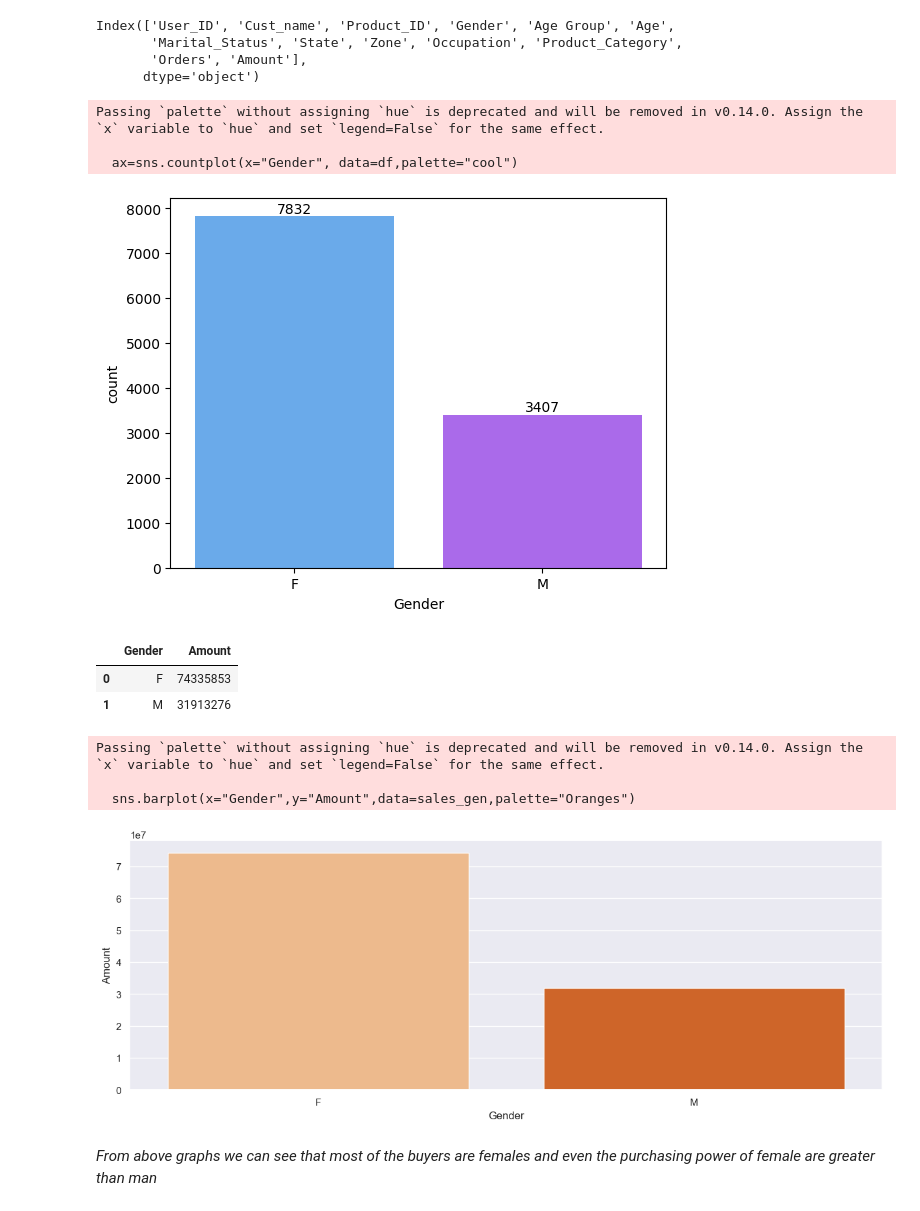
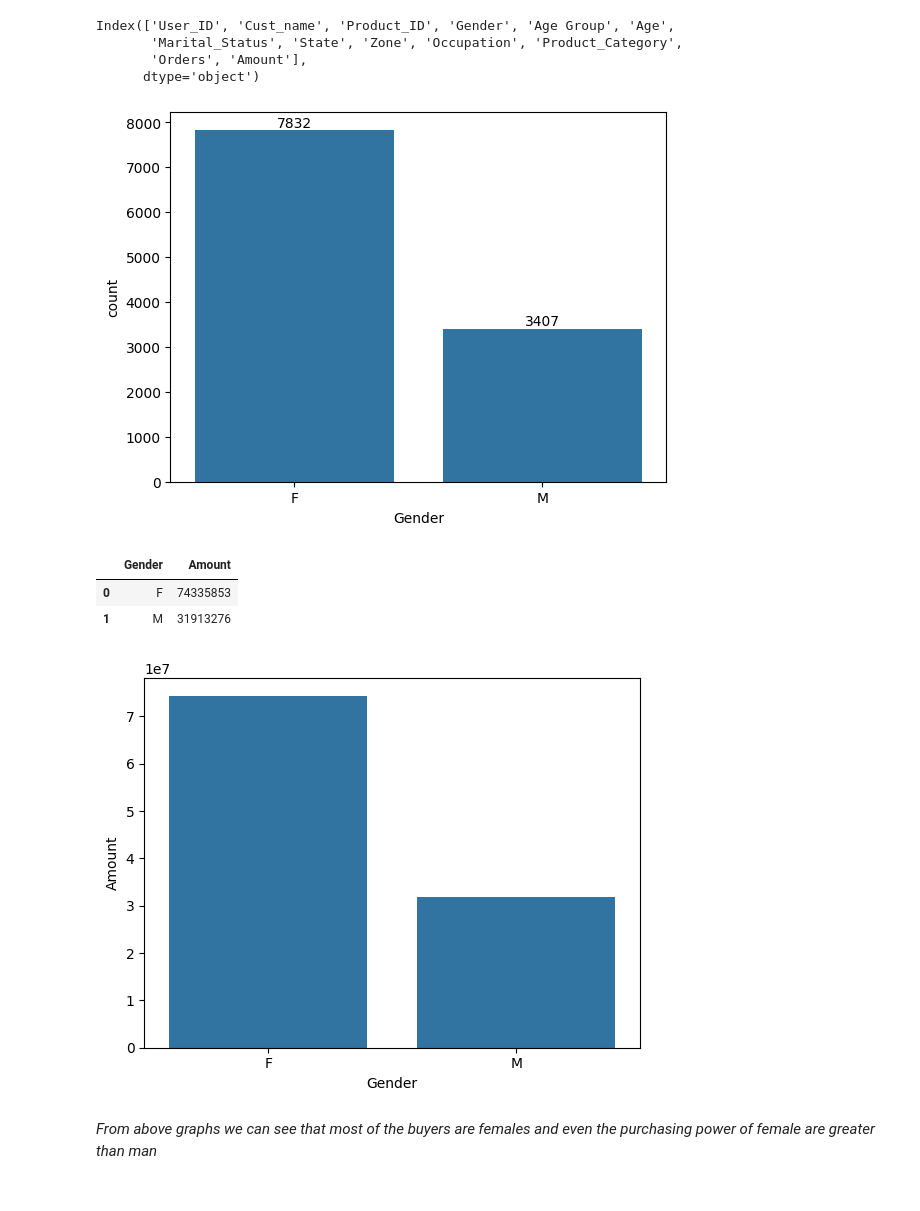
Before and after one commit to LalitPawar4040/Diwali_Sales_Analysis_EDA, a Jupyter notebook: Python_Diwali_Sales_Analysis.ipynb, the cells around one changed output. Drawn from its saved outputs; the diff is of its cells as text; code cells hidden in the pictures.

```diff
--- a/Python_Diwali_Sales_Analysis.ipynb
+++ b/Python_Diwali_Sales_Analysis.ipynb
@@ -176,16 +176,13 @@ Index(['User_ID', 'Cust_name', 'Product_ID', 'Gender', 'Age Group', 'Age',
        'Orders', 'Amount'],
       dtype='object')
 # %%
-ax=sns.countplot(x="Gender", data=df,palette="cool")
+ax=sns.countplot(x="Gender", data=df)
 
 #for value on the bar
 for bars in ax.containers:
     ax.bar_label(bars)
 # %% [output]
-Passing `palette` without assigning `hue` is deprecated and will be removed in v0.14.0. Assign the `x` variable to `hue` and set `legend=False` for the same effect.
-
-  ax=sns.countplot(x="Gender", data=df,palette="cool")
-[figure, old version]
+[figure, new version]
 # %%
 #to find total amount
 df.groupby(["Gender"],as_index=False)["Amount"].sum().sort_values(by="Amount",ascending=False)
@@ -196,13 +193,10 @@ df.groupby(["Gender"],as_index=False)["Amount"].sum().sort_values(by="Amount",as
 # %%
 sales_gen=df.groupby(["Gender"],as_index=False)["Amount"].sum().sort_values(by="Amount",ascending=False)
 
-sns.barplot(x="Gender",y="Amount",data=sales_gen,palette="Oranges")
+sns.barplot(x="Gender",y="Amount",data=sales_gen)
 plt.show()
 # %% [output]
-Passing `palette` without assigning `hue` is deprecated and will be removed in v0.14.0. Assign the `x` variable to `hue` and set `legend=False` for the same effect.
-
-  sns.barplot(x="Gender",y="Amount",data=sales_gen,palette="Oranges")
-[figure, old version]
+[figure, new version]
 # %% [markdown]
 *From above graphs we can see that most of the buyers are females and even the purchasing power of female are greater than man*
 # %% [markdown]
```
